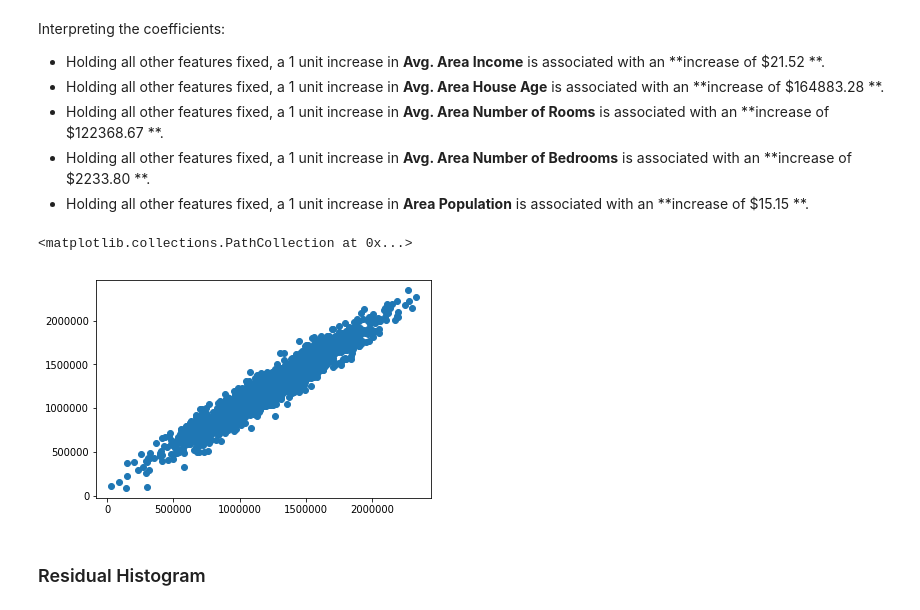
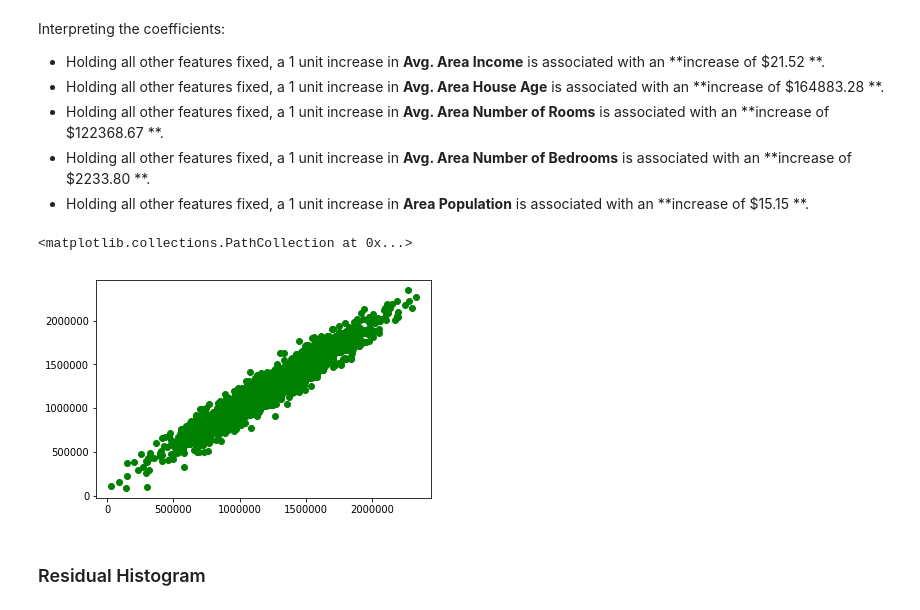
Before and after one commit to MrRutledge/ML_Practice, a Jupyter notebook: Linear_Regression .ipynb, the cells around one changed output. Saved outputs shown, nothing was run; the diff lists cells and outputs as text; code cells hidden in the pictures.

```diff
--- a/Linear_Regression .ipynb
+++ b/Linear_Regression .ipynb
@@ -200,3 +201,17 @@ X = USAhousing[['Avg. Area Income', 'Avg. Area House Age', 'Avg. Area Number of
 #### Array y
 # %%
 y = USAhousing['Price']
+# %%
+import statsmodels.api as sm
+from sklearn.preprocessing import StandardScaler
+scale = StandardScaler()
+
+#scale.fit makes the feature scaled to 1--->-1
+
+X = scale.fit_transform(X.as_matrix())
+
+print (X)
+
+est = sm.OLS(y, X).fit()
+
+est.summary()
@@ -250,10 +299,10 @@ Interpreting the coefficients:
 # %%
 predictions = lm.predict(X_test)
 # %%
-plt.scatter(y_test,predictions)
+plt.scatter(y_test,predictions, c='g')
 # %% [output]
 <matplotlib.collections.PathCollection at 0x...>
-[figure, old version]
+[figure, new version]
 # %% [markdown]
 ### Residual Histogram
 # %%
```
Also changed, not shown: parts of 8 cells of this notebook, 1 other file.
